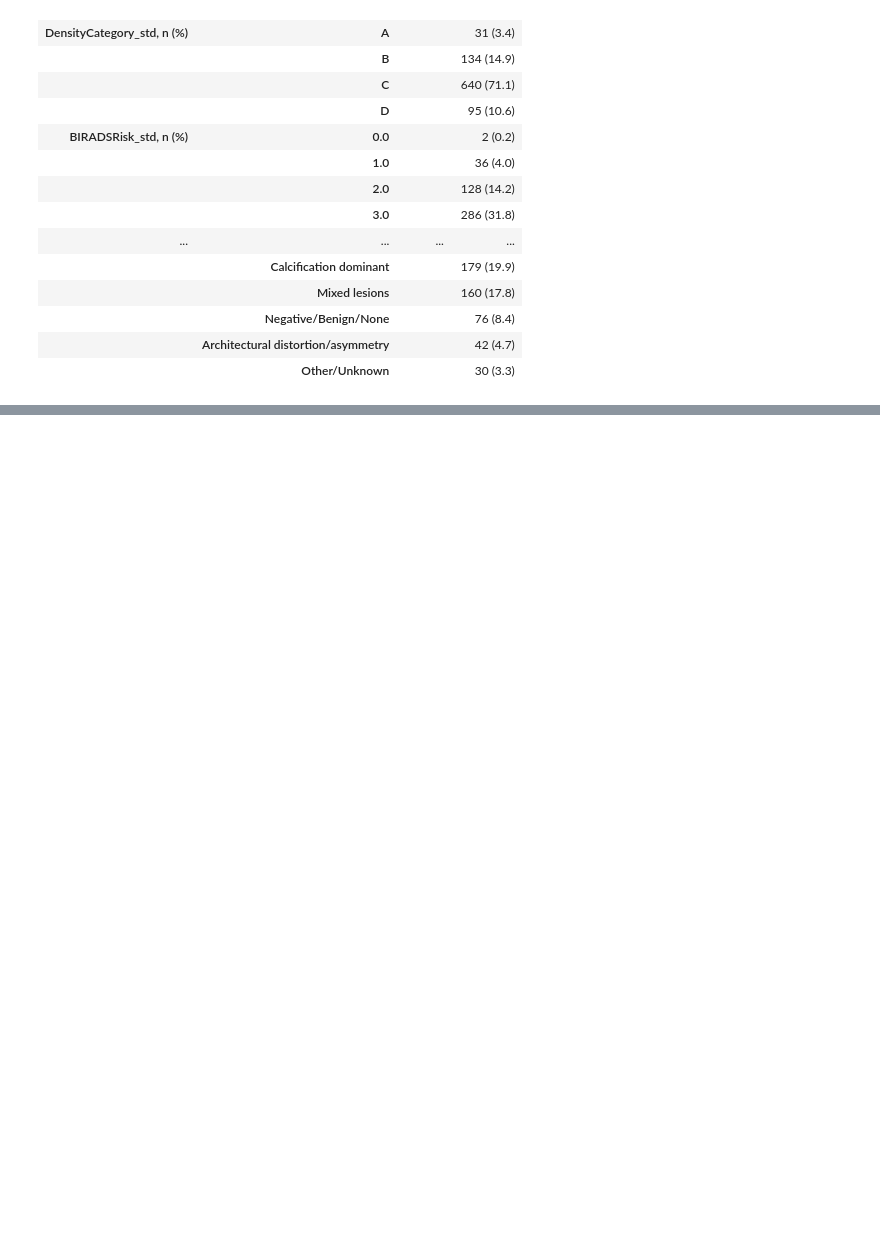
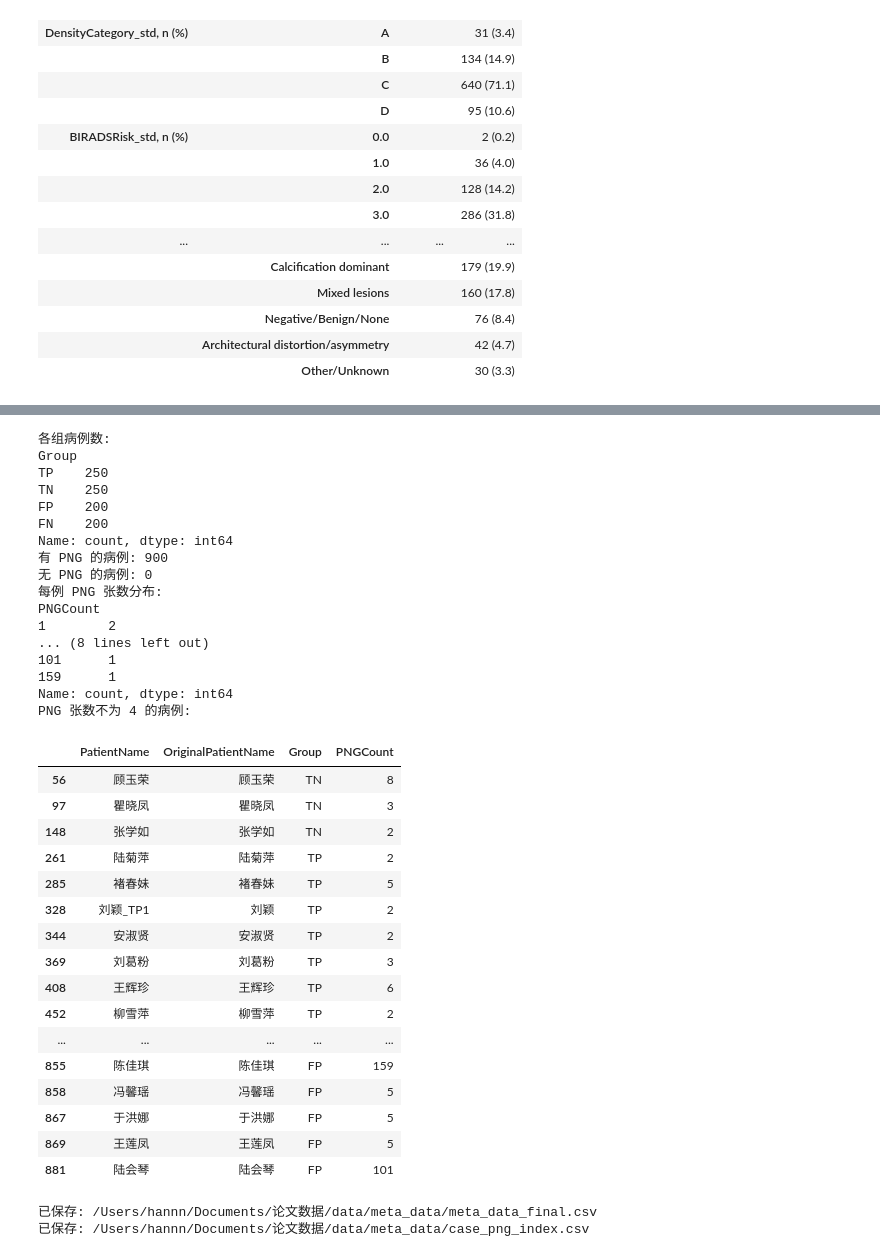
Before and after one commit to InkSaku/paper-data-analysis, a Jupyter notebook: data/data_checks.ipynb, the cells around one changed output, grey strips where cells are left out. Cells and saved outputs as stored; diff of their text form; code cells hidden in the pictures; blank space fills up the shorter version.

```diff
--- a/data/data_checks.ipynb
+++ b/data/data_checks.ipynb
@@ -1555,0 +1465,72 @@ study_info
+# %%
+# 检查每个入选病例均有 PNG；图片张数仅报告，不据此删除病例。
+case_png_counts = (
+    case_png_index.groupby("PatientName").size().rename("PNGCount")
+)
+case_png_summary = final_metadata[
+    ["PatientName", "OriginalPatientName", "Group"]
+].copy()
+case_png_summary["PNGCount"] = (
+    case_png_summary["PatientName"].map(case_png_counts).fillna(0).astype(int)
+)
+print("各组病例数:")
+print(final_metadata["Group"].value_counts().reindex(["TP", "TN", "FP", "FN"], fill_value=0))
+print(f"有 PNG 的病例: {(case_png_summary['PNGCount'] > 0).sum()}")
+print(f"无 PNG 的病例: {(case_png_summary['PNGCount'] == 0).sum()}")
+print("每例 PNG 张数分布:")
+print(case_png_summary["PNGCount"].value_counts().sort_index())
+print("PNG 张数不为 4 的病例:")
+display(case_png_summary.loc[case_png_summary["PNGCount"] != 4])
+
+assert case_png_summary["PNGCount"].gt(0).all(), "最终病例中存在没有 PNG 的病例"
+assert set(case_png_index["PatientName"]) == set(final_metadata["PatientName"])
+assert not final_metadata.loc[
+    final_metadata["Group"].eq("FP"), "OriginalPatientName"
+].isin(fp_exclusion_log["PatientName"]).any(), "核正后应剔除的 FP 病例仍在最终表中"
+
+# 新文件使用 UTF-8；后续可直接用 pandas.read_csv 读取。
+output_dir = png_root.parent / "meta_data"
+output_dir.mkdir(parents=True, exist_ok=True)
+final_metadata_path = output_dir / "meta_data_final.csv"
+case_png_index_path = output_dir / "case_png_index.csv"
+final_metadata.to_csv(final_metadata_path, index=False, encoding="utf-8")
+case_png_index.to_csv(case_png_index_path, index=False, encoding="utf-8")
+print(f"已保存: {final_metadata_path}")
+print(f"已保存: {case_png_index_path}")
+# %% [output]
+各组病例数:
+Group
+TP    250
+TN    250
+FP    200
+FN    200
+Name: count, dtype: int64
+有 PNG 的病例: 900
+无 PNG 的病例: 0
+每例 PNG 张数分布:
+PNGCount
+1        2
+... (8 lines left out)
+101      1
+159      1
+Name: count, dtype: int64
+PNG 张数不为 4 的病例:
+|  | PatientName | OriginalPatientName | Group | PNGCount |
+| 56 | 顾玉荣 | 顾玉荣 | TN | 8 |
+| 97 | 瞿晓凤 | 瞿晓凤 | TN | 3 |
+| 148 | 张学如 | 张学如 | TN | 2 |
+| 261 | 陆菊萍 | 陆菊萍 | TP | 2 |
+| 285 | 褚春妹 | 褚春妹 | TP | 5 |
+| 328 | 刘颖_TP1 | 刘颖 | TP | 2 |
+| 344 | 安淑贤 | 安淑贤 | TP | 2 |
+| 369 | 刘葛粉 | 刘葛粉 | TP | 3 |
+| 408 | 王辉珍 | 王辉珍 | TP | 6 |
+| 452 | 柳雪萍 | 柳雪萍 | TP | 2 |
+| ... | ... | ... | ... | ... |
+| 855 | 陈佳琪 | 陈佳琪 | FP | 159 |
+| 858 | 冯馨瑶 | 冯馨瑶 | FP | 5 |
+| 867 | 于洪娜 | 于洪娜 | FP | 5 |
+| 869 | 王莲凤 | 王莲凤 | FP | 5 |
+| 881 | 陆会琴 | 陆会琴 | FP | 101 |
+已保存: /Users/hannn/Documents/论文数据/data/meta_data/meta_data_final.csv
+已保存: /Users/hannn/Documents/论文数据/data/meta_data/case_png_index.csv
```
Also changed, not shown: parts of 35 cells of this notebook, 1 other file.
